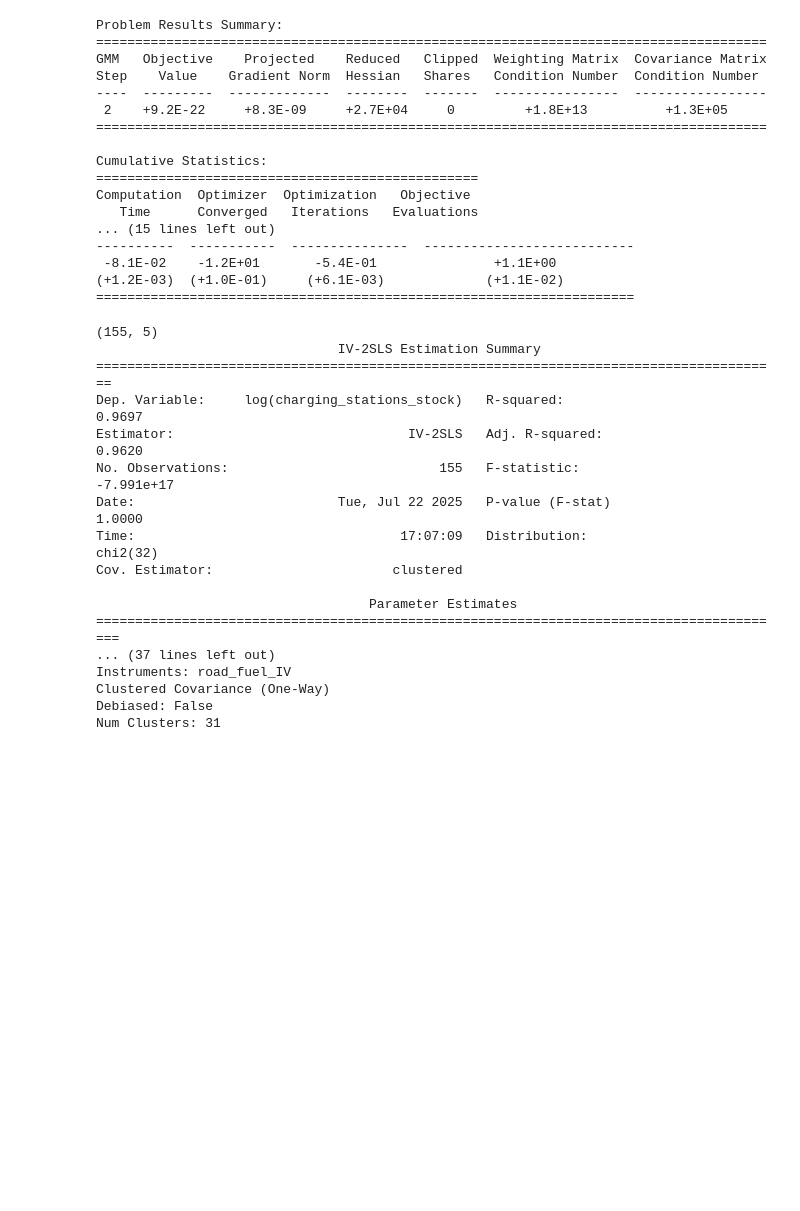
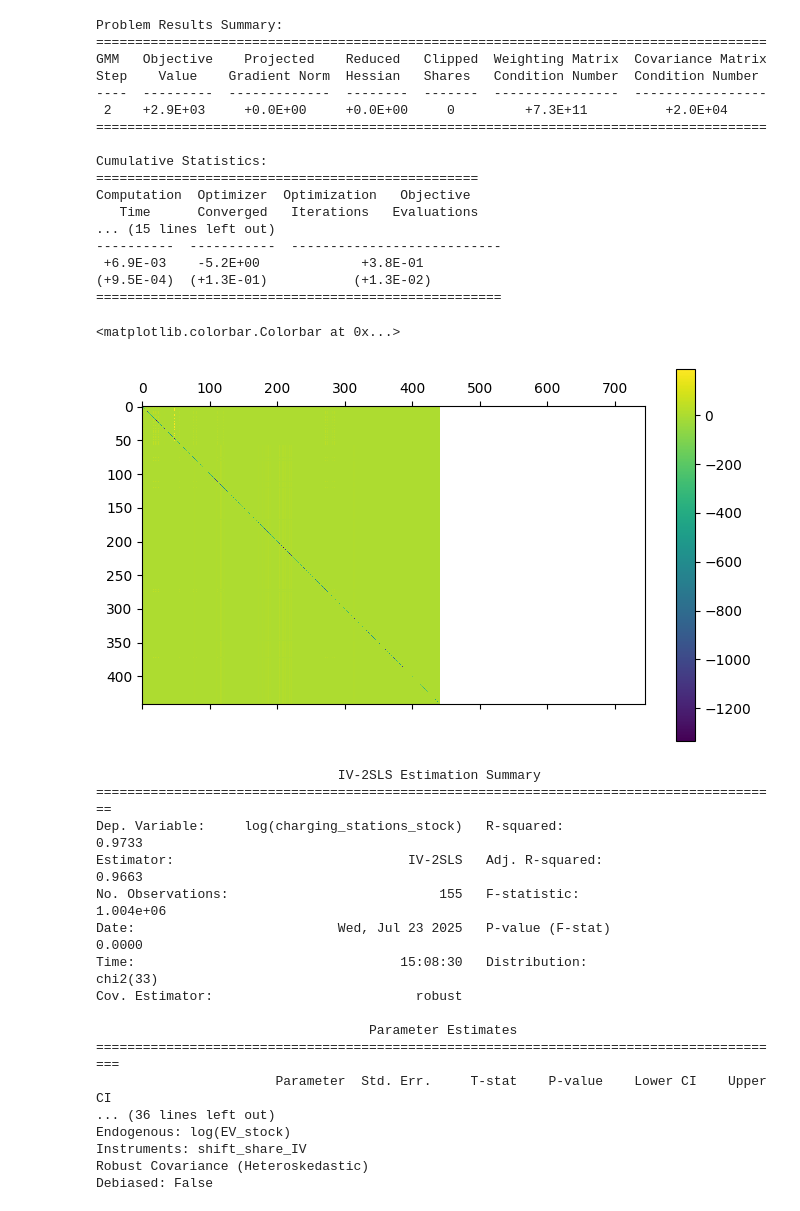
Before and after one commit to RBW021121/MSc-Dissertation, a Jupyter notebook: Nested Logit.ipynb, the cells around one changed output. Saved outputs shown, nothing was run; the diff lists cells and outputs as text; code cells hidden in the pictures; blank space fills up the shorter version.

```diff
--- a/Nested Logit.ipynb
+++ b/Nested Logit.ipynb
@@ -63,7 +67,7 @@ df.rename(columns={
 def solve_nl(df):
     groups = df.groupby(['market_ids', 'nesting_ids'])
     df['demand_instruments1'] = groups['shares'].transform(np.size)
-    nl_formulation = pyblp.Formulation('0 + prices + is_electric*log_charging_IV')
+    nl_formulation = pyblp.Formulation('0 + prices + is_electric + is_electric:log_charging_IV')
     problem = pyblp.Problem(nl_formulation, df)
     return problem.solve(rho=0.66)
 
@@ -72,13 +76,17 @@ results = solve_nl(df)
 
 # Display results
 print(results)
+
+# Export pyblp results summary to a text file
+with open('nested_logit_results.txt', 'w', encoding='utf-8') as f:
+    f.write(str(results))
 # %% [output]
 Problem Results Summary:
 ======================================================================================
 GMM   Objective    Projected    Reduced   Clipped  Weighting Matrix  Covariance Matrix
 Step    Value    Gradient Norm  Hessian   Shares   Condition Number  Condition Number
 ----  ---------  -------------  --------  -------  ----------------  -----------------
- 2    +9.2E-22     +8.3E-09     +2.7E+04     0         +1.8E+13          +1.3E+05
+ 2    +2.9E+03     +0.0E+00     +0.0E+00     0         +7.3E+11          +2.0E+04
 ======================================================================================
 
 Cumulative Statistics:
@@ -86,10 +94,20 @@ Cumulative Statistics:
 Computation  Optimizer  Optimization   Objective
    Time      Converged   Iterations   Evaluations
 ... (15 lines left out)
-----------  -----------  ---------------  ---------------------------
- -8.1E-02    -1.2E+01       -5.4E-01               +1.1E+00
-(+1.2E-03)  (+1.0E-01)     (+6.1E-03)             (+1.1E-02)
-=====================================================================
+----------  -----------  ---------------------------
+ +6.9E-03    -5.2E+00             +3.8E-01
+(+9.5E-04)  (+1.3E-01)           (+1.3E-02)
+====================================================
 # %%
-################ Compute for own- and cross-price elasticities
+################ Export results
 elasticities = results.compute_elasticities()
+
+# Export pyblp results summary as LaTeX-like text
+with open('pyblp_results.tex', 'w', encoding='utf-8') as f:
+    f.write(str(results))
+
+single_market = df['market_ids'] == 'P01Y2019'
+plt.colorbar(plt.matshow(elasticities[single_market]))
+# %% [output]
+<matplotlib.colorbar.Colorbar at 0x...>
+[figure, added]
@@ -96,43 +117,33 @@ elasticities = results.compute_elasticities()
 # %%
 ################ Supply side model
-# Extract by-market observations
-province_year_df = (
-    df
-    .drop_duplicates(subset=['province', 'year'])
-    [['province', 'year', 'charging_stations_stock', 'EV_stock', 'road_fuel_IV']]
-    .reset_index(drop=True)
-)
 
-print(province_year_df.shape)
 # Create a time trend variable
-province_year_df['time_trend'] = province_year_df['year'].astype(int) - province_year_df['year'].astype(int).min() + 1
+supply_df['time_trend'] = supply_df['year'].astype(int) - supply_df['year'].astype(int).min() + 1
 
-# Add time_trend to your formula
-formula = 'log(charging_stations_stock) ~ [log(EV_stock) ~ road_fuel_IV] + C(province)+ time_trend'
+# Add time_trend
+formula = 'log(charging_stations_stock) ~ [log(EV_stock) ~  shift_share_IV] + C(province) + time_trend'
 
-model = IV2SLS.from_formula(formula, data=province_year_df).fit(
-    cov_type='clustered',
-    clusters=province_year_df['province'],
+model = IV2SLS.from_formula(formula, data=supply_df).fit(
 )
 print(model.summary)
 # %% [output]
-(155, 5)
                                IV-2SLS Estimation Summary
 ========================================================================================
-Dep. Variable:     log(charging_stations_stock)   R-squared:                      0.9697
-Estimator:                              IV-2SLS   Adj. R-squared:                 0.9620
-No. Observations:                           155   F-statistic:                -7.991e+17
-Date:                          Tue, Jul 22 2025   P-value (F-stat)                1.0000
-Time:                                  17:07:09   Distribution:                 chi2(32)
-Cov. Estimator:                       clustered
+Dep. Variable:     log(charging_stations_stock)   R-squared:                      0.9733
+Estimator:                              IV-2SLS   Adj. R-squared:                 0.9663
+No. Observations:                           155   F-statistic:                 1.004e+06
+Date:                          Wed, Jul 23 2025   P-value (F-stat)                0.0000
+Time:                                  15:08:30   Distribution:                 chi2(33)
+Cov. Estimator:                          robust
 
                                    Parameter Estimates
 =========================================================================================
-... (37 lines left out)
-Instruments: road_fuel_IV
-Clustered Covariance (One-Way)
+                       Parameter  Std. Err.     T-stat    P-value    Lower CI    Upper CI
+... (36 lines left out)
+Endogenous: log(EV_stock)
+Instruments: shift_share_IV
+Robust Covariance (Heteroskedastic)
 Debiased: False
-Num Clusters: 31
 # %%
 # Run first stage regression
 first_stage = IV2SLS.from_formula(
```
Also changed, not shown: parts of 4 cells of this notebook, 15 other files.
